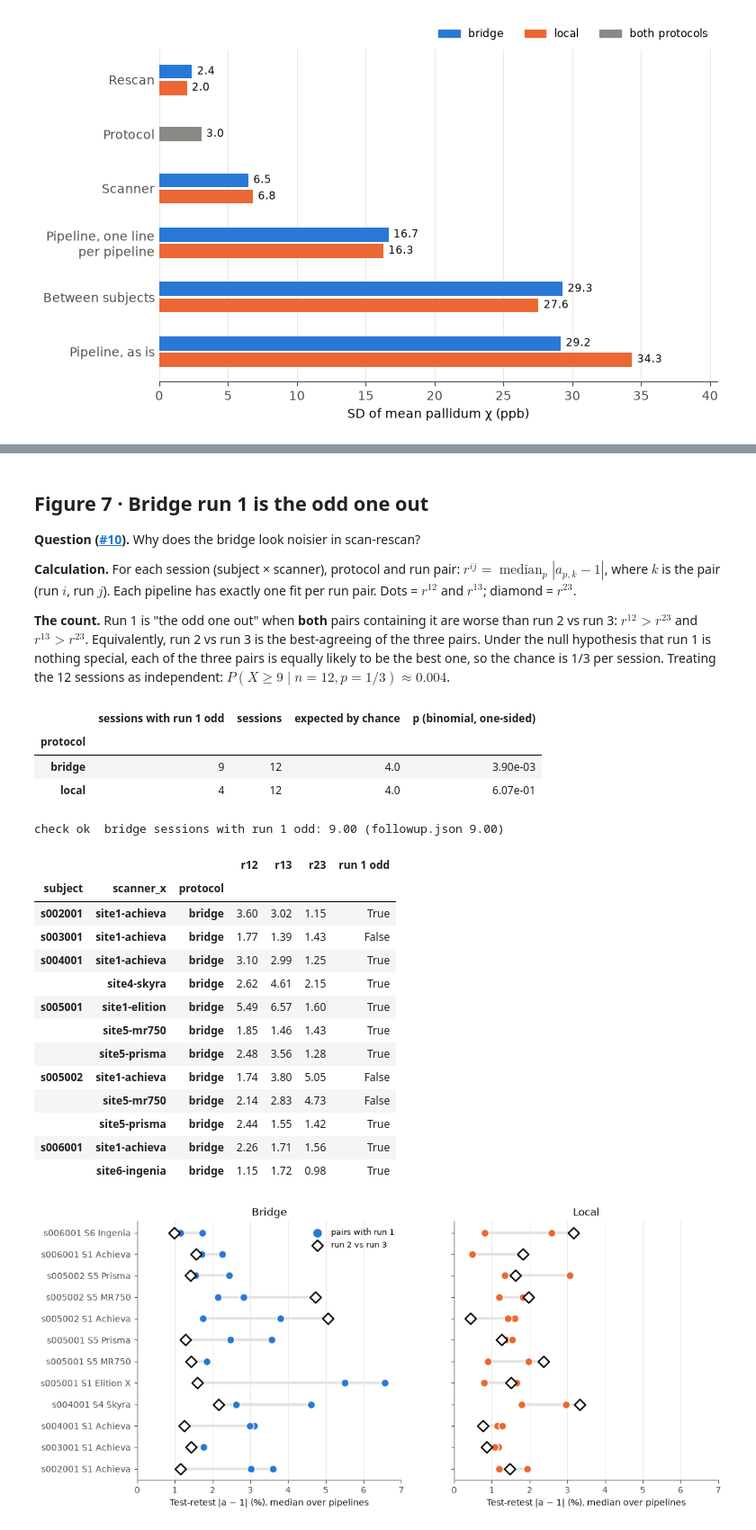
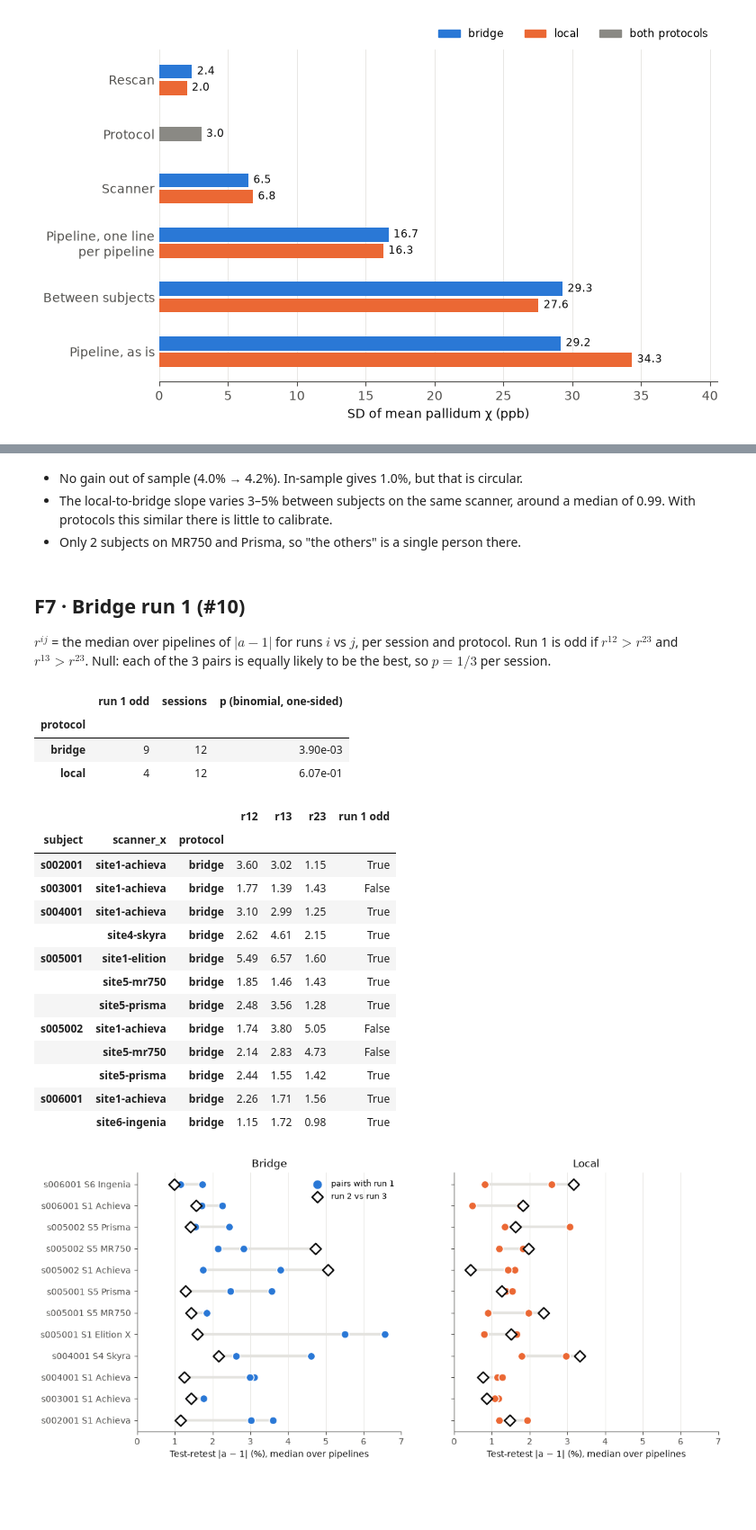
Before and after one commit to astewartau/emtp-travelling-heads, a Jupyter notebook: followup.ipynb, the cells around one changed output, grey strips where cells are left out. Shown at 90% size. Drawn from its saved outputs; the diff is of its cells as text; code cells hidden in the pictures; blank space fills up the shorter version.

Commit message:
Follow-up notebook: research notes, no checks

```diff
--- a/followup.ipynb
+++ b/followup.ipynb
@@ -289,7 +77,0 @@ median(median(dev_I, each=('pipeline', 'protocol', 'same_site')), each=('same_si
-# %%
-M_bridge, M_local = by(M, 'protocol').values()
-print(f"share of pipelines with M_bridge < M_local: {((M_bridge - M_local).dropna() < 0).mean():.2f}")
-b = FU['bootstrap_over_subjects']
-pd.DataFrame({k.replace('inter_scanner_', ''): {'estimate': b[k]['estimate'], 'ci95 low': b[k]['ci95'][0], 'ci95 high': b[k]['ci95'][1]}
-              for k in ('inter_scanner_median_bridge_minus_local_pct', 'inter_scanner_p75_bridge_minus_local_pct',
-                        'inter_scanner_p95_bridge_minus_local_pct')}).T
@@ -413,10 +77,0 @@ Pallidum (SD, ppb): same as the abstract Fig. 4
-# %%
-line_pc = median(restrict(fits[['a', 'b']], comparison='inter_protocol'), each=('pipeline', 'scanner_x')).rename_axis(['pipeline', 'scanner'])
-print(f"local-vs-bridge slope a_(p,c): median {median(line_pc.a):.3f}, IQR {quantile(line_pc.a, .25):.3f}–{quantile(line_pc.a, .75):.3f}")
-
-protocol_after = {}
-for R, x in chi.items():
-    corrected = pd.concat([restrict(x, protocol='bridge'), undo_line(restrict(x, protocol='local'), line_pc)])
-    protocol_after[R] = sources(corrected).loc['protocol', 'both']
-    check(f'{R} protocol SD', bars[R].loc['protocol', 'both'], FU['issue_4_protocol_spread'][R]['protocol_sd_ppb'])
-    check(f'{R} protocol SD after removing the line', protocol_after[R], FU['issue_4_protocol_spread'][R]['protocol_sd_corrected_ppb'])
@@ -428,0 +80,12 @@ check ok  Pallidum protocol SD after removing the line: 2.09 (followup.json 2.10
+# %%
+session = restrict(chi_lab, pipeline='romeo-qsmrs+vsharp-qsmrs+medi-qsmrs', subject='s005001', scanner='site1-elition', protocol='bridge')
+run = {k: by(session, 'run')[f'run{k}'].droplevel(['pipeline', 'subject', 'scanner', 'protocol']) for k in (1, 2, 3)}
+panels = []
+for i, j in ((1, 2), (2, 3)):
+    regions = run[i].index.intersection(run[j].index)
+    x, y = run[i][regions], run[j][regions]
+    a, b = fit_line(x, y)
+    print(f'run {j} vs {i}: n = {len(regions)}, a = {a:.3f}, b = {b:.1f} ppb, '
+          f'LoA ±{1.96 * sd(y - x):.1f}, line-corrected ±{1.96 * sd(y - (a * x + b)):.1f} ppb')
+    panels.append((f'Bridge run {j} vs run {i}:  a = {a:.3f}', f'Run {i}: regional χ (ppb)', f'Run {j}: regional χ (ppb)', x, y, (a, b)))
+plots.example_fit(panels, name='example_fit')
@@ -575,29 +357,24 @@ plots.save(fig, 'fig6_calibration')
-# %% [markdown]
-## Figure 7 · Bridge run 1 is the odd one out
-
-**Question ([#10](https://github.com/astewartau/emtp-travelling-heads/issues/10)).** Why does the bridge look noisier in scan-rescan?
-
-**Calculation.** For each session (subject × scanner), protocol and run pair: $r^{ij} = \operatorname{median}_p |a_{p,k} - 1|$, where $k$ is the pair (run $i$, run $j$). Each pipeline has exactly one fit per run pair. Dots = $r^{12}$ and $r^{13}$; diamond = $r^{23}$.
-
-**The count.** Run 1 is "the odd one out" when **both** pairs containing it are worse than run 2 vs run 3: $r^{12} > r^{23}$ and $r^{13} > r^{23}$. Equivalently, run 2 vs run 3 is the best-agreeing of the three pairs. Under the null hypothesis that run 1 is nothing special, each of the three pairs is equally likely to be the best one, so the chance is 1/3 per session. Treating the 12 sessions as independent: $P(X \ge 9 \mid n = 12, p = 1/3) \approx 0.004$.
+# %% [markdown]
+- No gain out of sample (4.0% → 4.2%). In-sample gives 1.0%, but that is circular.
+- The local-to-bridge slope varies 3–5% between subjects on the same scanner, around a median of 0.99. With protocols this similar there is little to calibrate.
+- Only 2 subjects on MR750 and Prisma, so "the others" is a single person there.
+# %% [markdown]
+## F7 · Bridge run 1 (#10)
+
+$r^{ij}$ = the median over pipelines of $|a - 1|$ for runs $i$ vs $j$, per session and protocol. Run 1 is odd if $r^{12} > r^{23}$ and $r^{13} > r^{23}$. Null: each of the 3 pairs is equally likely to be the best, so $p = 1/3$ per session.
 # %%
-dev_T = 100 * abs(restrict(fits.a, comparison='test_retest') - 1)
-r = median(dev_T, each=('subject', 'scanner_x', 'protocol', 'run_x', 'run_y'))      # median over pipelines
+r = median(100 * abs(restrict(fits.a, comparison='test_retest') - 1), each=('subject', 'scanner_x', 'protocol', 'run_x', 'run_y'))
 r12, r13, r23 = (restrict(r, run_x=f'run{i}', run_y=f'run{j}').droplevel(['run_x', 'run_y']) for i, j in ((1, 2), (1, 3), (2, 3)))
-
 run1_odd = (r12 > r23) & (r13 > r23)
-odd = pd.DataFrame({'sessions with run 1 odd': total(run1_odd, each='protocol'), 'sessions': total(run1_odd > -1, each='protocol')})
-odd['expected by chance'] = odd.sessions / 3
-odd['p (binomial, one-sided)'] = binom.sf(odd['sessions with run 1 odd'] - 1, odd.sessions, 1 / 3)
+odd = pd.DataFrame({'run 1 odd': total(run1_odd, each='protocol'), 'sessions': total(run1_odd > -1, each='protocol')})
+odd['p (binomial, one-sided)'] = binom.sf(odd['run 1 odd'] - 1, odd.sessions, 1 / 3)
 display(odd.round(4))
-check('bridge sessions with run 1 odd', odd.loc['bridge', 'sessions with run 1 odd'], FU['issue_10_first_run']['odd_run_per_session']['bridge']['run1'], tol=0)
 restrict(pd.DataFrame({'r12': r12, 'r13': r13, 'r23': r23, 'run 1 odd': run1_odd}), protocol='bridge').round(2)
 # %% [output]
-|  | sessions with run 1 odd | sessions | expected by chance | p (binomial, one-sided) |
-| protocol |  |  |  |  |
-| bridge | 9 | 12 | 4.0 | 3.90e-03 |
-| local | 4 | 12 | 4.0 | 6.07e-01 |
+|  | run 1 odd | sessions | p (binomial, one-sided) |
+| protocol |  |  |  |
+| bridge | 9 | 12 | 3.90e-03 |
+| local | 4 | 12 | 6.07e-01 |
-check ok  bridge sessions with run 1 odd: 9.00 (followup.json 9.00)
 |  |  |  | r12 | r13 | r23 | run 1 odd |
 | subject | scanner_x | protocol |  |  |  |  |
 | s002001 | site1-achieva | bridge | 3.60 | 3.02 | 1.15 | True |
```
Also changed, not shown: parts of 70 cells of this notebook, 5 other files.
